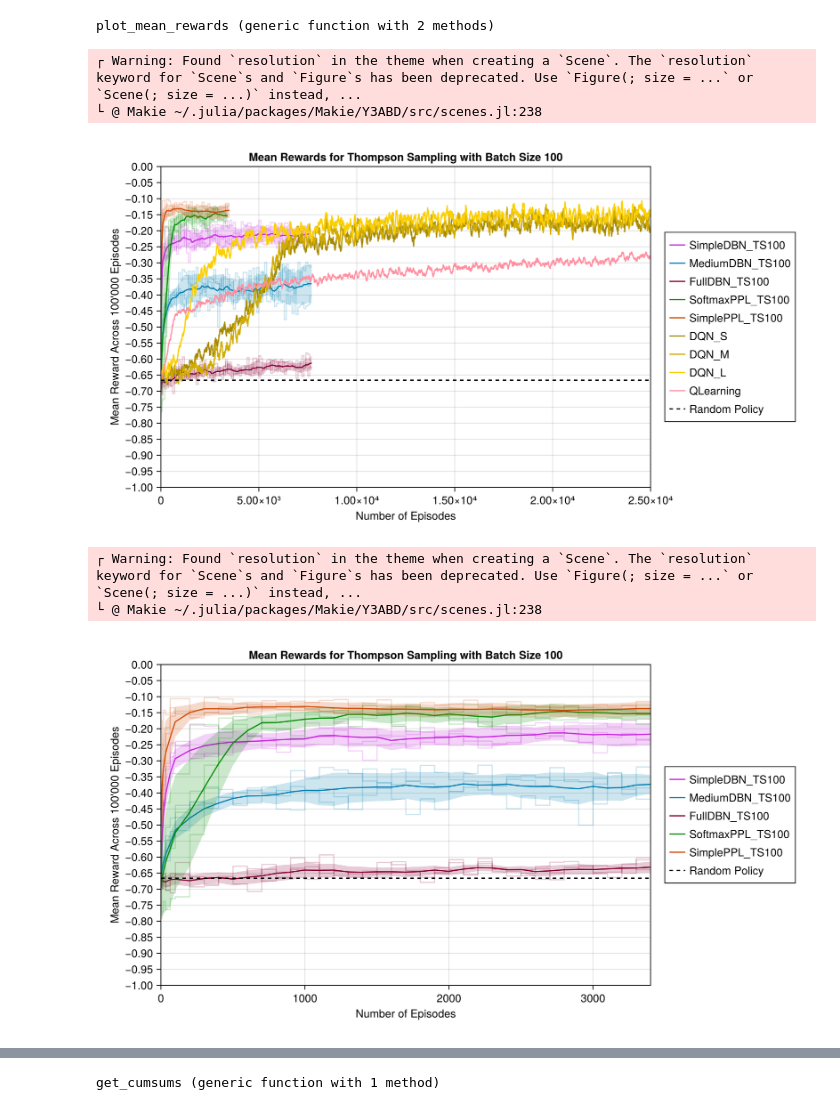
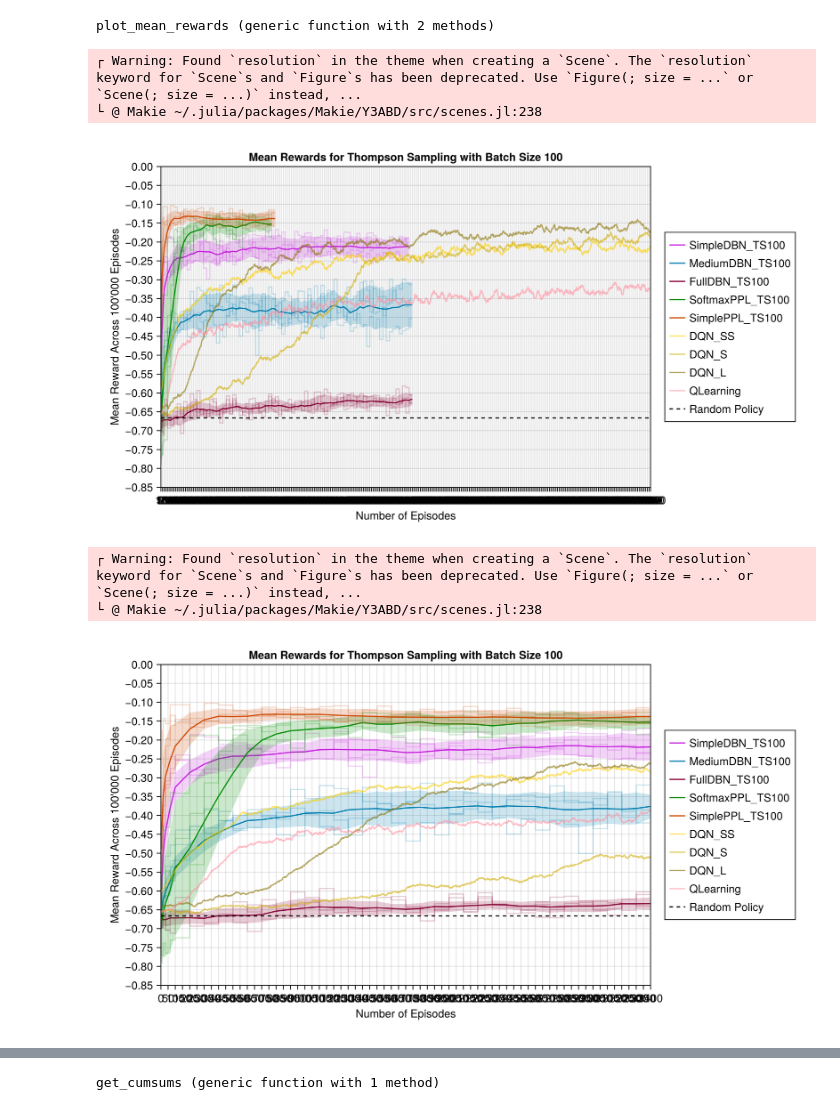
Before and after one commit to luisastue/hc-rl-thompson-sampling, a Jupyter notebook: sepsis/custom_sepsis/src/custom_sepsis/results_ts.ipynb, the cells around one changed output, grey strips where cells are left out. Drawn from its saved outputs; the diff is of its cells as text; code cells hidden in the pictures.

```diff
--- a/sepsis/custom_sepsis/src/custom_sepsis/results_ts.ipynb
+++ b/sepsis/custom_sepsis/src/custom_sepsis/results_ts.ipynb
@@ -35,6 +35,7 @@ rewards = Dict(
     :Simple100 => load_rewards_from_json("json/ts/Simple100.json"),
     :Medium100 => load_rewards_from_json("json/ts/Medium100.json"),
     :None100 => load_rewards_from_json("json/ts/None100.json"),
+    # :None100P => load_rewards_from_json("json/ts/None100P.json"),
     :Softmax100 => load_rewards_from_json("json/ts/Softmax100.json"),
     :SimplePPL100 => load_rewards_from_json("json/ts/SimplePPL100.json"),
     :Simple1 => load_rewards_from_json("json/ts/Simple1.json"),
@@ -42,8 +43,9 @@ rewards = Dict(
     :Softmax1 => load_rewards_from_json("json/ts/Softmax1.json"),
     :SimplePPL1 => load_rewards_from_json("json/ts/SimplePPL1.json"),
     :DQN_S => load_rewards_from_json("json/dqn/small_buff.json"),
+    :DQN_SS => load_rewards_from_json("json/dqn/small_buff_small_expl.json"),
     :DQN_L => load_rewards_from_json("json/dqn/large_buff.json"),
     :DQN_M => load_rewards_from_json("json/dqn/medium.json"),
-    :QLearning => load_rewards_from_json("json/qlearning/q_learning_results.json"),
+    :QLearning => load_rewards_from_json("json/qlearning/q_learning_results_small_eps.json"),
 )
 # %% [output]
@@ -67,7 +70,7 @@ function plot_mean_rewards(means, batch_size, types, x_lim=15000)
     ax = Axis(fig[1, 1], xlabel = "Number of Episodes", ylabel = "Mean Reward Across 100'000 Episodes", title = "Mean Rewards for Thompson Sampling with Batch Size $batch_size")
 
     ts_types = [:Simple100, :Medium100, :None100, :Softmax100, :SimplePPL100, :Simple1, :Medium1, :Softmax1, :SimplePPL1]
-    mfrl_types = [:DQN_S, :DQN_M, :DQN_L, :QLearning]
+    mfrl_types = [:DQN_SS, :DQN_S, :DQN_M, :DQN_L, :QLearning]
     filtered_ts = filter(x -> x in types, ts_types)
     filtered_mfrl = filter(x -> x in types, mfrl_types)
     # Data storage for accessing smoothed values later
@@ -88,9 +91,15 @@ function plot_mean_rewards(means, batch_size, types, x_lim=15000)
     len = x_lim
 
     for type in filtered_mfrl
-        smoothed = means[type].smoothed_mean
+        minlen = minimum([length(means[type].smoothed_mean), length(means[type].smoothed_std)])
+        smoothed = means[type].smoothed_mean[1:minlen]
+        # low = means[type].smoothed_mean[1:minlen] .- means[type].smoothed_std[1:minlen]
+        # smoothed_low = Plot.moving_avg(low, 700)
+        # high = means[type].smoothed_mean[1:minlen] .+ means[type].smoothed_std[1:minlen]
+        # smoothed_high = Plot.moving_avg(high, 700)
+
         lines!(ax, 1:length(smoothed), smoothed, color=(colors_dict[type], 0.6),label=label_dict[type])
-        # band!(ax, 1:length(smoothed), smoothed .- means[type].smoothed_std, smoothed .+ means[type].smoothed_std, color=(colors_dict[type], 0.2))
+        # band!(ax, 1:length(smoothed), smoothed_low, smoothed_high, color=(colors_dict[type], 0.2))
     end
 
     lines!(ax, 1:len, fill(random_mean, len), color=:black, linestyle=:dash, label="Random Policy")
@@ -99,11 +108,13 @@ function plot_mean_rewards(means, batch_size, types, x_lim=15000)
     if x_lim != nothing
         xlims!(ax, 0, x_lim)
     end
+    ax.xtickformat = x -> [string(Int(el)) for el in x]
 
     Legend(fig[1, 2], ax, position = :right)
 
-    ylims!(ax, -1, 0)
+    ylims!(ax, -0.85, 0)
     ax.yticks = -1:0.05:0
+    ax.xticks = 0:50:x_lim
 
     return fig, ax
 
@@ -111,19 +122,19 @@ end
 # %% [output]
 plot_mean_rewards (generic function with 2 methods)
 # %%
-fig, ax = plot_mean_rewards(rewards, 100, [:SimplePPL100, :Softmax100, :Simple100, :Medium100, :None100, :QLearning, :DQN_S, :DQN_M, :DQN_L], 25000)
+fig, ax = plot_mean_rewards(rewards, 100, [:SimplePPL100, :Softmax100, :Simple100, :Medium100, :None100, :QLearning, :DQN_S, :DQN_L, :DQN_SS], 15000)
 save("plots/ts100_dqn.png", fig)
 fig
 # %% [output]
 ┌ Warning: Found `resolution` in the theme when creating a `Scene`. The `resolution` keyword for `Scene`s and `Figure`s has been deprecated. Use `Figure(; size = ...` or `Scene(; size = ...)` instead, ...
 └ @ Makie ~/.julia/packages/Makie/Y3ABD/src/scenes.jl:238
-[figure, old version]
+[figure, new version]
 # %%
-fig, ax = plot_mean_rewards(rewards, 100, [:SimplePPL100, :Softmax100, :Simple100, :Medium100, :None100],3400)
+fig, ax = plot_mean_rewards(rewards, 100, [:SimplePPL100, :Softmax100, :Simple100, :Medium100, :None100, :QLearning, :DQN_S, :DQN_L, :DQN_SS], 3400)
 save("plots/ts100.png", fig)
 fig
 # %% [output]
 ┌ Warning: Found `resolution` in the theme when creating a `Scene`. The `resolution` keyword for `Scene`s and `Figure`s has been deprecated. Use `Figure(; size = ...` or `Scene(; size = ...)` instead, ...
 └ @ Makie ~/.julia/packages/Makie/Y3ABD/src/scenes.jl:238
-[figure, old version]
+[figure, new version]
 # %%
```
Also changed, not shown: parts of 8 cells of this notebook, 33 other files.
